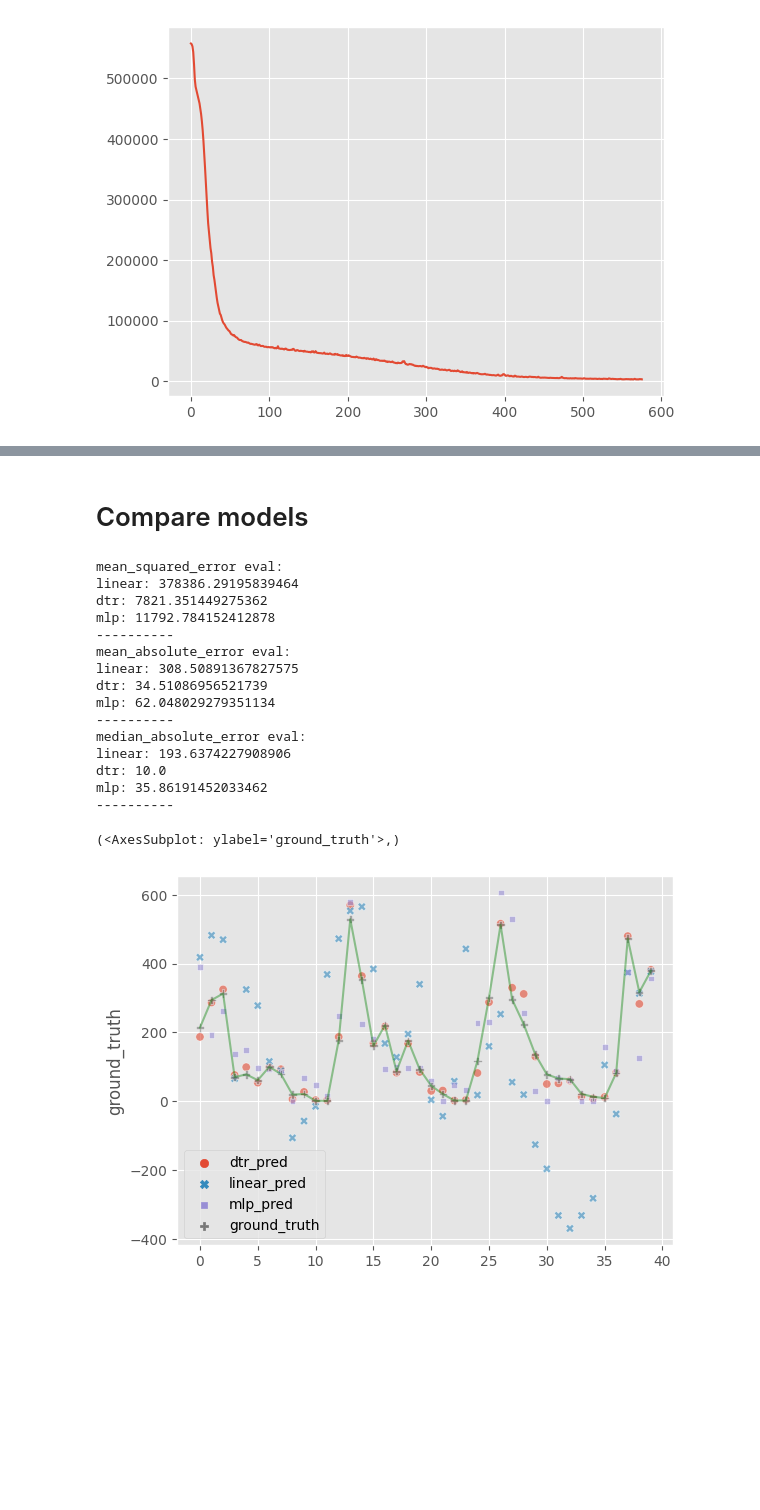
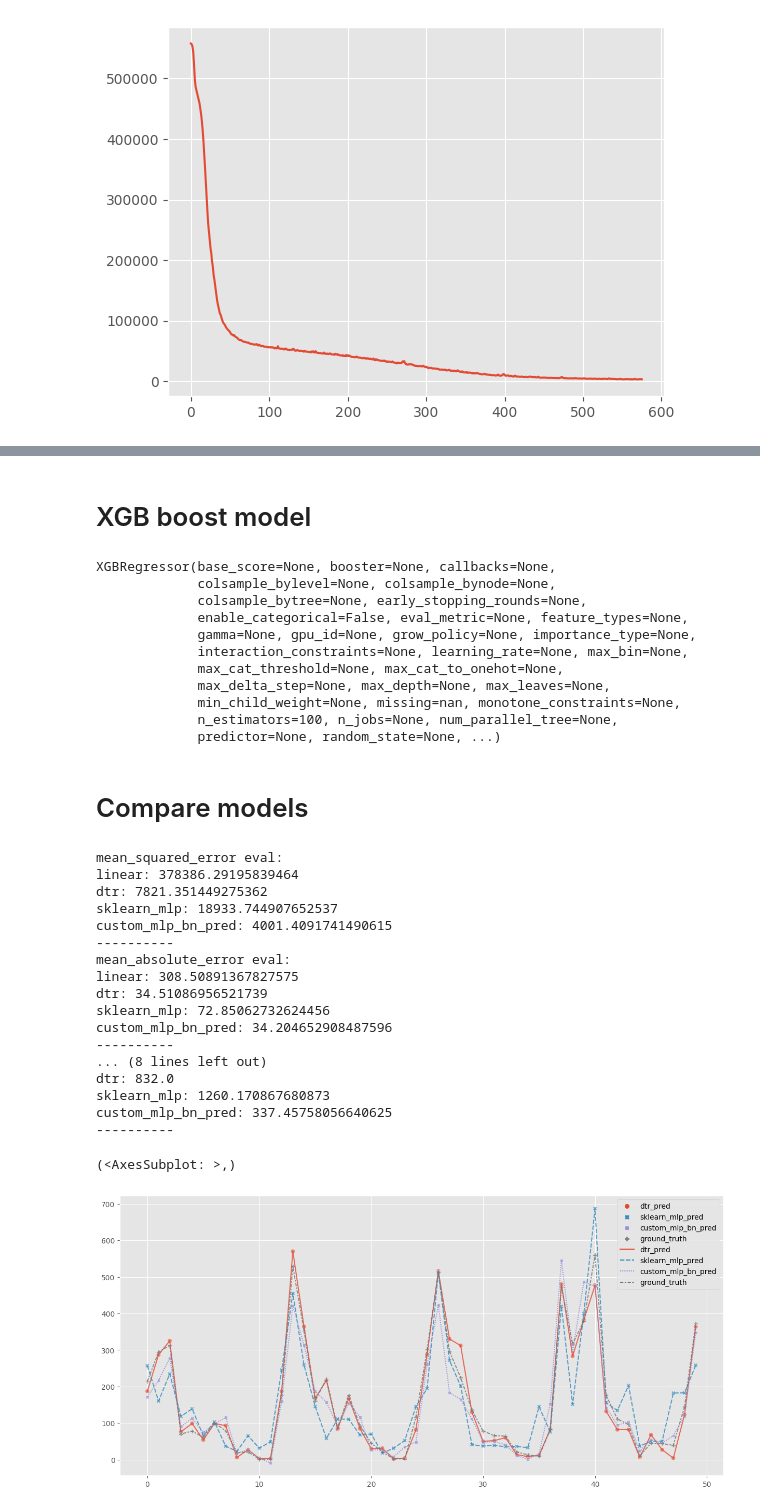
Before and after one commit to MarcelRosier/bdp_project, a Jupyter notebook: mental_health/suicide_models.ipynb, the cells around one changed output, grey strips where cells are left out. Drawn from its saved outputs; the diff is of its cells as text; code cells hidden in the pictures; blank space fills up the shorter version.

```diff
--- a/mental_health/suicide_models.ipynb
+++ b/mental_health/suicide_models.ipynb
@@ -158,8 +160,40 @@ sns.lineplot(mlp_model.loss_curve_)
+# %%
+import torch
+from models import SuicideRegressorBN
+
+saved_model = torch.load("torch_models/bn_1.pickle")
+model = SuicideRegressorBN(in_features=9)
+model.load_state_dict(saved_model.state_dict())
+
+_ = model.eval()
+# %%
+# make predictions with saved model
+pred = model(torch.tensor(X_test_std).float()).detach().numpy()
+custom_mlp_bn_pred = pred[:,0]
+# %% [markdown]
+# XGB boost model
+# %%
+from xgboost.sklearn import XGBRegressor
+
+xgb_model = XGBRegressor()
+xgb_model.fit(X_train_std,Y_train)
+xgb_pred = xgb_model.predict(X_test_std)
+# %% [output]
+XGBRegressor(base_score=None, booster=None, callbacks=None,
+             colsample_bylevel=None, colsample_bynode=None,
+             colsample_bytree=None, early_stopping_rounds=None,
+             enable_categorical=False, eval_metric=None, feature_types=None,
+             gamma=None, gpu_id=None, grow_policy=None, importance_type=None,
+             interaction_constraints=None, learning_rate=None, max_bin=None,
+             max_cat_threshold=None, max_cat_to_onehot=None,
+             max_delta_step=None, max_depth=None, max_leaves=None,
+             min_child_weight=None, missing=nan, monotone_constraints=None,
+             n_estimators=100, n_jobs=None, num_parallel_tree=None,
+             predictor=None, random_state=None, ...)
 # %% [markdown]
 # Compare models
 # %%
-import numpy as np
-from sklearn.metrics import mean_squared_error, mean_absolute_error, median_absolute_error
+from sklearn.metrics import mean_squared_error, mean_absolute_error, median_absolute_error, max_error
 
 # Make prediction
 # pred = mlp_model.predict(X_test_std)
@@ -176,12 +210,13 @@ from sklearn.metrics import mean_squared_error, mean_absolute_error, median_abso
 # #
 # print('R_squared value: ', test_set_rsquared)
 # print('RMSE: ', test_set_rmse)
-mlp_pred = mlp_model.predict(X_test_std)
-metrics = [mean_squared_error, mean_absolute_error, median_absolute_error]
+sklearn_mlp_pred = mlp_model.predict(X_test_std)
+metrics = [mean_squared_error, mean_absolute_error, median_absolute_error, max_error]
 model_preds = {
     'linear': linear_pred,
     'dtr': dtr_pred,
-    'mlp': mlp_pred
+    'sklearn_mlp': sklearn_mlp_pred,
+    'custom_mlp_bn_pred': custom_mlp_bn_pred
 }
 
 
@@ -204,31 +239,37 @@ for metric in metrics:
 mean_squared_error eval:
 linear: 378386.29195839464
 dtr: 7821.351449275362
-mlp: 11792.784152412878
+sklearn_mlp: 18933.744907652537
+custom_mlp_bn_pred: 4001.4091741490615
 ----------
 mean_absolute_error eval:
 linear: 308.50891367827575
 dtr: 34.51086956521739
-mlp: 62.048029279351134
+sklearn_mlp: 72.85062732624456
+custom_mlp_bn_pred: 34.204652908487596
 ----------
-median_absolute_error eval:
-linear: 193.6374227908906
-dtr: 10.0
-mlp: 35.86191452033462
+... (8 lines left out)
+dtr: 832.0
+sklearn_mlp: 1260.170867680873
+custom_mlp_bn_pred: 337.45758056640625
 ----------
 # %%
-n_samples = 40
+n_samples = 50
 pred_df = pd.DataFrame({
     'dtr_pred' : dtr_pred[:n_samples],
-    'linear_pred' : linear_pred[:n_samples],
-    'mlp_pred' : mlp_pred[:n_samples],
+    # 'linear_pred' : linear_pred[:n_samples],
+    'sklearn_mlp_pred' : sklearn_mlp_pred[:n_samples],
+    'custom_mlp_bn_pred' : custom_mlp_bn_pred[:n_samples],
     'ground_truth': Y_test[:n_samples]
 })
-sns.scatterplot(pred_df, markers=True, alpha=.6)
-sns.lineplot(pred_df['ground_truth'], color='green', alpha=.4),
+
+
+fig,ax = plt.subplots(figsize=(15,7))
+sns.scatterplot(pred_df, markers=True, alpha=.6,ax=ax)
+sns.lineplot(pred_df, alpha=.8, ax=ax),
 # sns.lineplot(pred)
 # sns.lineplot(Y_test[:5])
 # X_test.shape
 # %% [output]
-(<AxesSubplot: ylabel='ground_truth'>,)
+(<AxesSubplot: >,)
-[figure, old version]
+[figure, new version]
```
Also changed, not shown: parts of 3 cells of this notebook, 3 other files.
